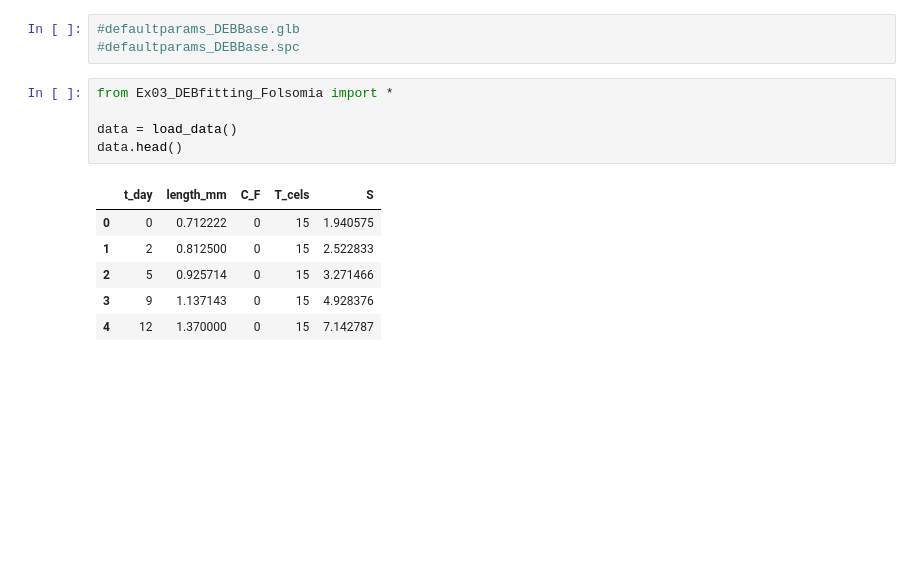
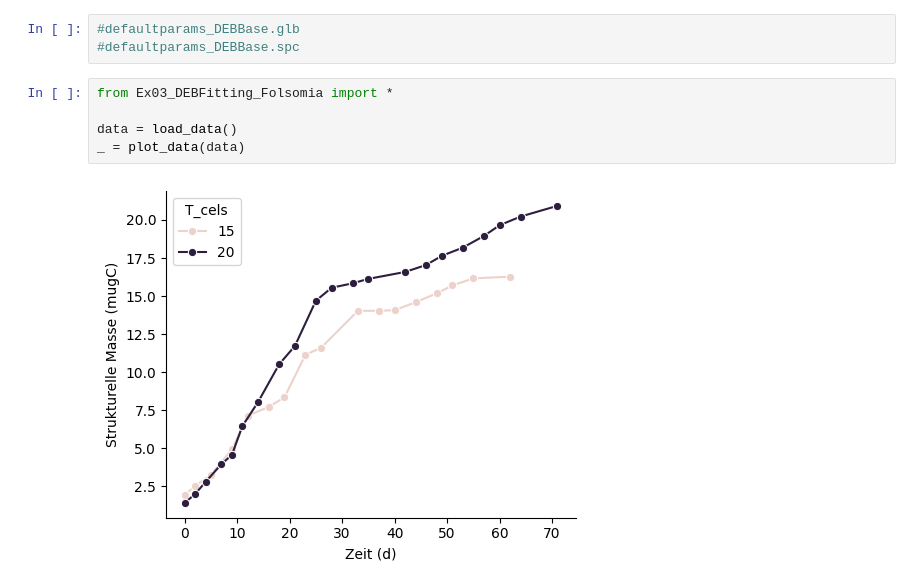
Before and after one commit to EllaRothe/mempyDEB, a Jupyter notebook: Ella.ipynb, the cells around one changed output. Saved outputs shown, nothing was run; the diff lists cells and outputs as text; blank space fills up the shorter version.

```diff
--- a/Ella.ipynb
+++ b/Ella.ipynb
@@ -29,14 +27,9 @@ ModuleNotFoundError: No module named 'IPython.extensions.deduperreload'
 #defaultparams_DEBBase.glb
 #defaultparams_DEBBase.spc
 # %%
-from Ex03_DEBfitting_Folsomia import *
+from Ex03_DEBFitting_Folsomia import *
 
 data = load_data()
-data.head()
+_ = plot_data(data)
 # %% [output]
-|  | t_day | length_mm | C_F | T_cels | S |
-| 0 | 0 | 0.712222 | 0 | 15 | 1.940575 |
-| 1 | 2 | 0.812500 | 0 | 15 | 2.522833 |
-| 2 | 5 | 0.925714 | 0 | 15 | 3.271466 |
-| 3 | 9 | 1.137143 | 0 | 15 | 4.928376 |
-| 4 | 12 | 1.370000 | 0 | 15 | 7.142787 |
+[figure, added]
```
Also changed, not shown: parts of 6 cells of this notebook, 4 other files.
